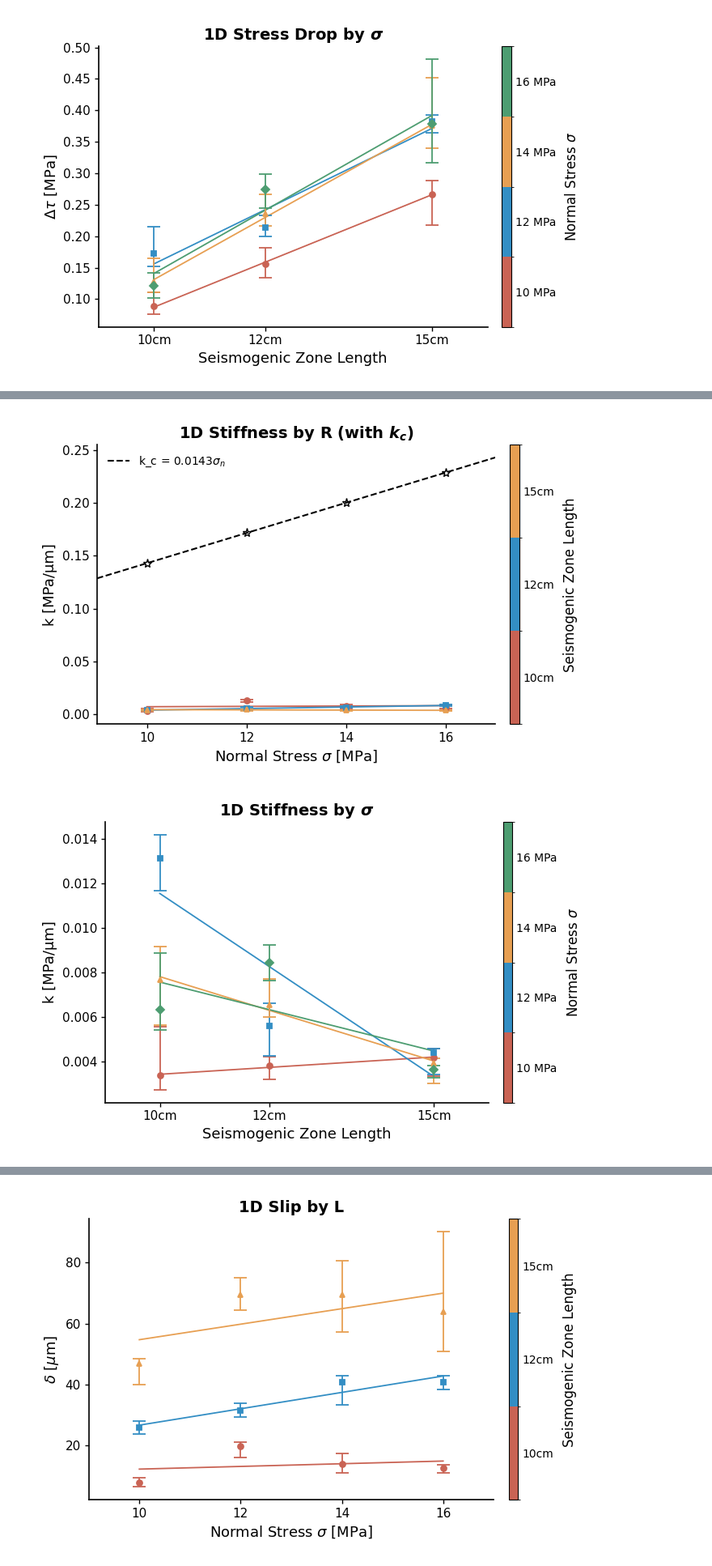
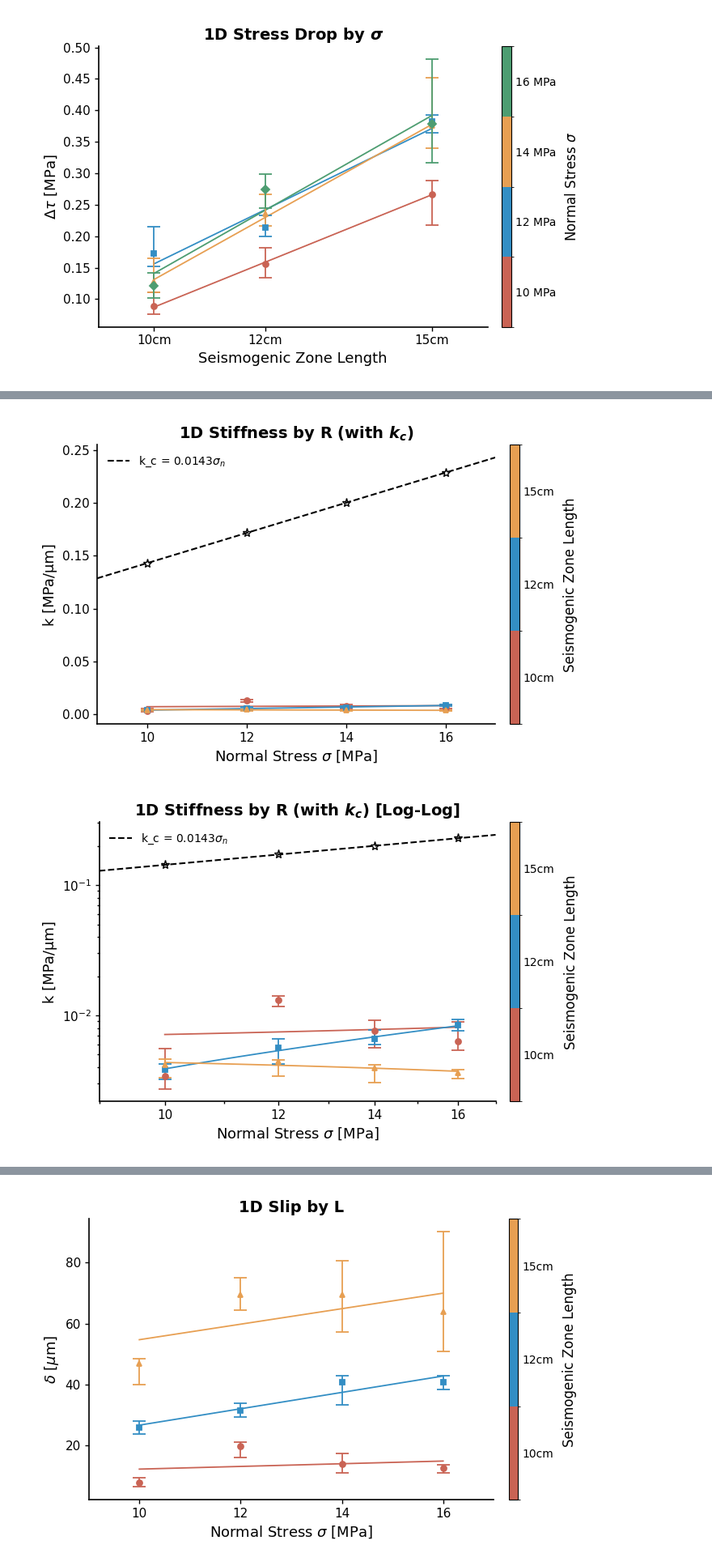
Before and after one commit to Potter0427/labquake_explorer_re, a Jupyter notebook: export h5/1D_Summary_Plots_Pub copy.ipynb, the cells around one changed output, grey strips where cells are left out. Shown at 81% size. Cells and saved outputs as stored; diff of their text form; code cells hidden in the pictures.

```diff
--- a/export h5/1D_Summary_Plots_Pub copy.ipynb
+++ b/export h5/1D_Summary_Plots_Pub copy.ipynb
@@ -231,10 +231,10 @@ def plot_metric(target_metric, title, ylabel, loglog=False, use_delta=False, sho
             _fit_linear(ax, sigmas, medians, color)
     if loglog:
         ax.set_xscale('log'); ax.set_yscale('log')
-        ax.xaxis.set_major_formatter(ScalarFormatter()); ax.yaxis.set_major_formatter(ScalarFormatter())
+        ax.xaxis.set_major_formatter(ScalarFormatter())
         ax.xaxis.set_minor_formatter(NullFormatter()); ax.yaxis.set_minor_formatter(NullFormatter())
     ax.set_xlabel(r'Normal Stress $\sigma$ [MPa]'); ax.set_ylabel(ylabel); ax.set_title(title)
-    if loglog and all_sigmas: ax.set_xlim(min(all_sigmas) * 0.8, max(all_sigmas) * 1.2)
+    if loglog and all_sigmas: ax.set_xlim(min(all_sigmas) - 1, max(all_sigmas) + 1)
     else:
         try: ax.set_xlim(xlim_min, xlim_max)
         except: pass
@@ -299,11 +299,11 @@ def plot_metric_by_group(target_metric, title, ylabel, loglog=False, use_delta=F
             _fit_linear(ax, x_arr, y_arr, color)
     if loglog:
         ax.set_xscale('log'); ax.set_yscale('log')
-        ax.xaxis.set_major_formatter(ScalarFormatter()); ax.yaxis.set_major_formatter(ScalarFormatter())
+        ax.xaxis.set_major_formatter(ScalarFormatter())
         ax.xaxis.set_minor_formatter(NullFormatter()); ax.yaxis.set_minor_formatter(NullFormatter())
     ax.set_xlabel('Seismogenic Zone Length'); ax.set_ylabel(ylabel); ax.set_title(title)
     x_vals_all = list(group_xval.values())
-    if loglog: ax.set_xlim(min(x_vals_all) * 0.8, max(x_vals_all) * 1.2)
+    if loglog: ax.set_xlim(min(x_vals_all) - 1, max(x_vals_all) + 1)
     else: ax.set_xlim(min(x_vals_all) - 1, max(x_vals_all) + 1)
     ax.set_xticks(x_vals_all); ax.set_xticklabels(group_order)
     _apply_pub_style(ax)
@@ -322,10 +322,11 @@ plot_metric_by_group('delta_tau', r'1D Stress Drop by $\boldsymbol{\sigma}$', r'
 # %%
 # ========= 6. 繪製 K Stiffness =========
 plot_metric('k', r'1D Stiffness by L', 'k [MPa/\u03bcm]')
 plot_metric('k', r'1D Stiffness by R (with $\boldsymbol{k}_{\boldsymbol{c}}$)', 'k [MPa/\u03bcm]', show_kc=True)
+plot_metric('k', r'1D Stiffness by R (with $\boldsymbol{k}_{\boldsymbol{c}}$) [Log-Log]', 'k [MPa/\u03bcm]', loglog=True, show_kc=True)
 # ========= 9. 以群組為 X 軸：K Stiffness =========
 plot_metric_by_group('k', r'1D Stiffness by $\boldsymbol{\sigma}$', 'k [MPa/\u03bcm]')
 # %% [output]
 [figure]
 [figure]
-[figure, old version]
+[figure, new version]
```
Also changed, not shown: parts of 1 cell of this notebook, 7 other files.
